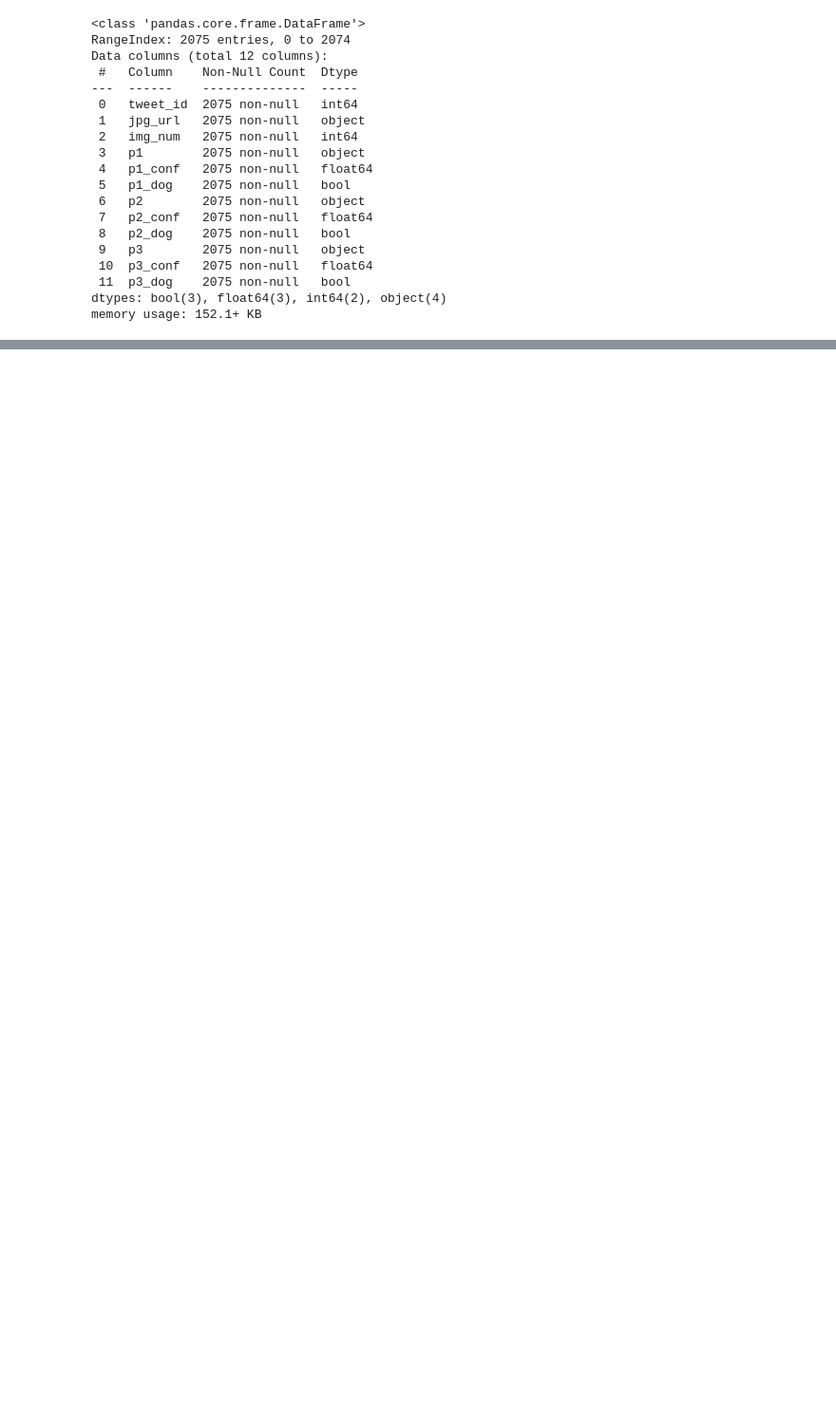
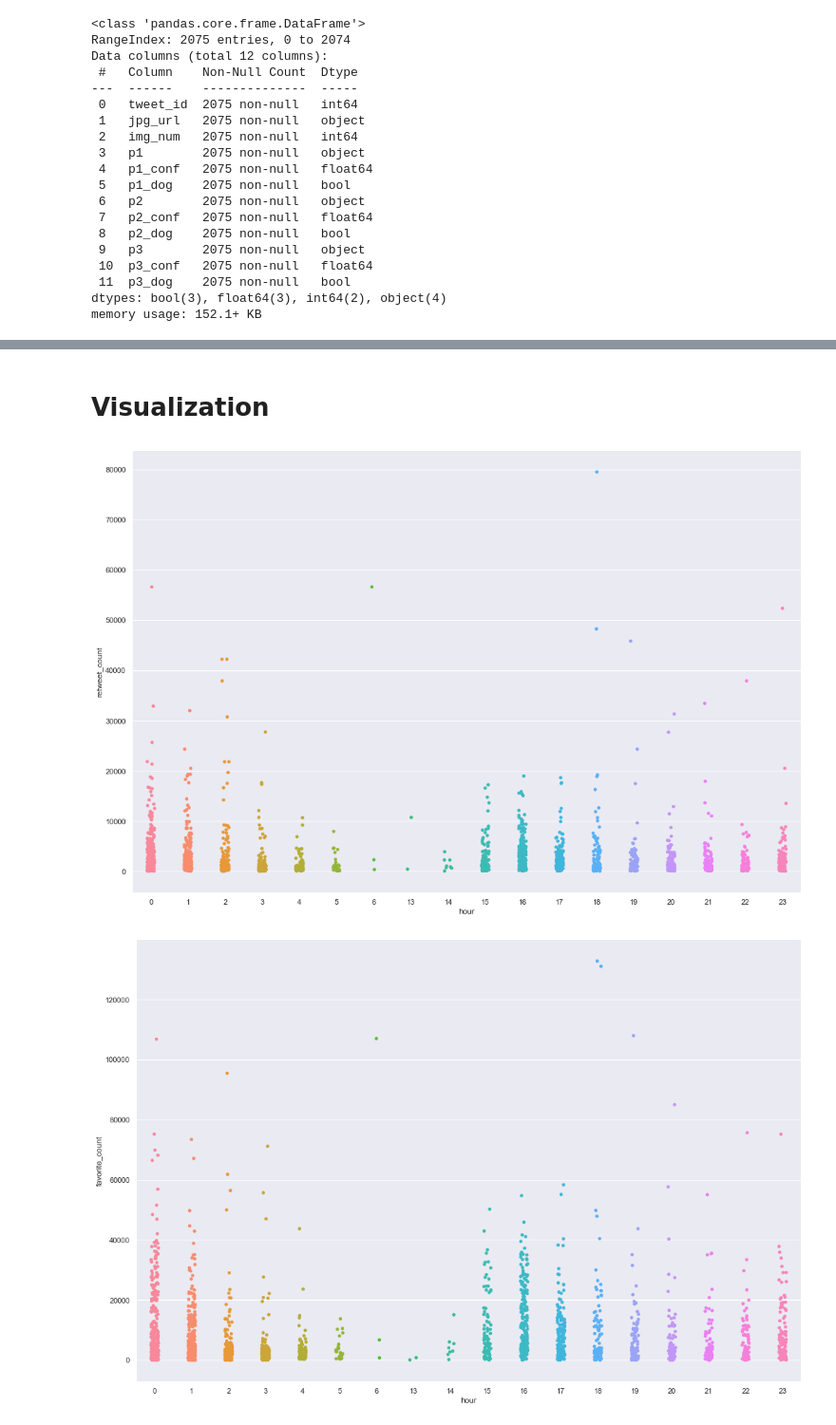
Before and after one commit to Abdelrahman-Hanafy/WeRateDogs, a Jupyter notebook: wrangle_act.ipynb, the cells around one changed output, grey strips where cells are left out. Shown at 95% size. Drawn from its saved outputs; the diff is of its cells as text; code cells hidden in the pictures; blank space fills up the shorter version.

```diff
--- a/wrangle_act.ipynb
+++ b/wrangle_act.ipynb
@@ -172,0 +254,8 @@ Name: name, Length: 957, dtype: int64
+# %% [markdown]
+# Visualization
+# %%
+# setting seaborn theme to the visualas
+sns.set()
+# %%
+data_cleaned = pd.read_csv("twitter_archive_master.csv")
+pred_cleaned = pd.read_csv("img_predictions_master.csv")
@@ -172,0 +266,7 @@ Name: name, Length: 957, dtype: int64
+# %%
+tips = data_cleaned.copy()
+hours_fav = sns.catplot(y="retweet_count", x="hour", data=tips,height=10,aspect=1.5);
+hours_ret = sns.catplot(y="favorite_count", x="hour", data=tips,height=10,aspect=1.5);
+# %% [output]
+[figure, added]
+[figure, added]
```
Also changed, not shown: parts of 59 cells of this notebook, 2 other files.
